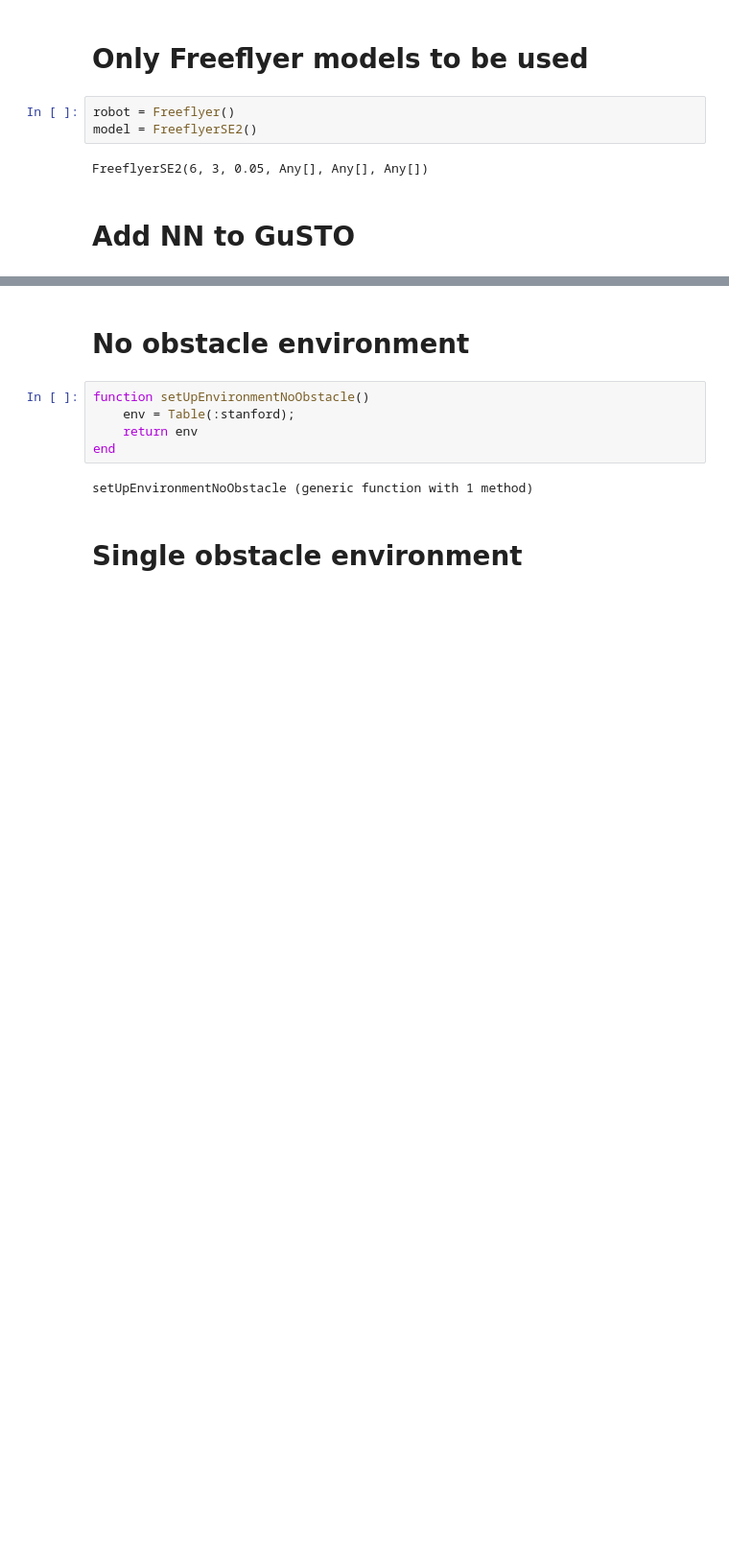
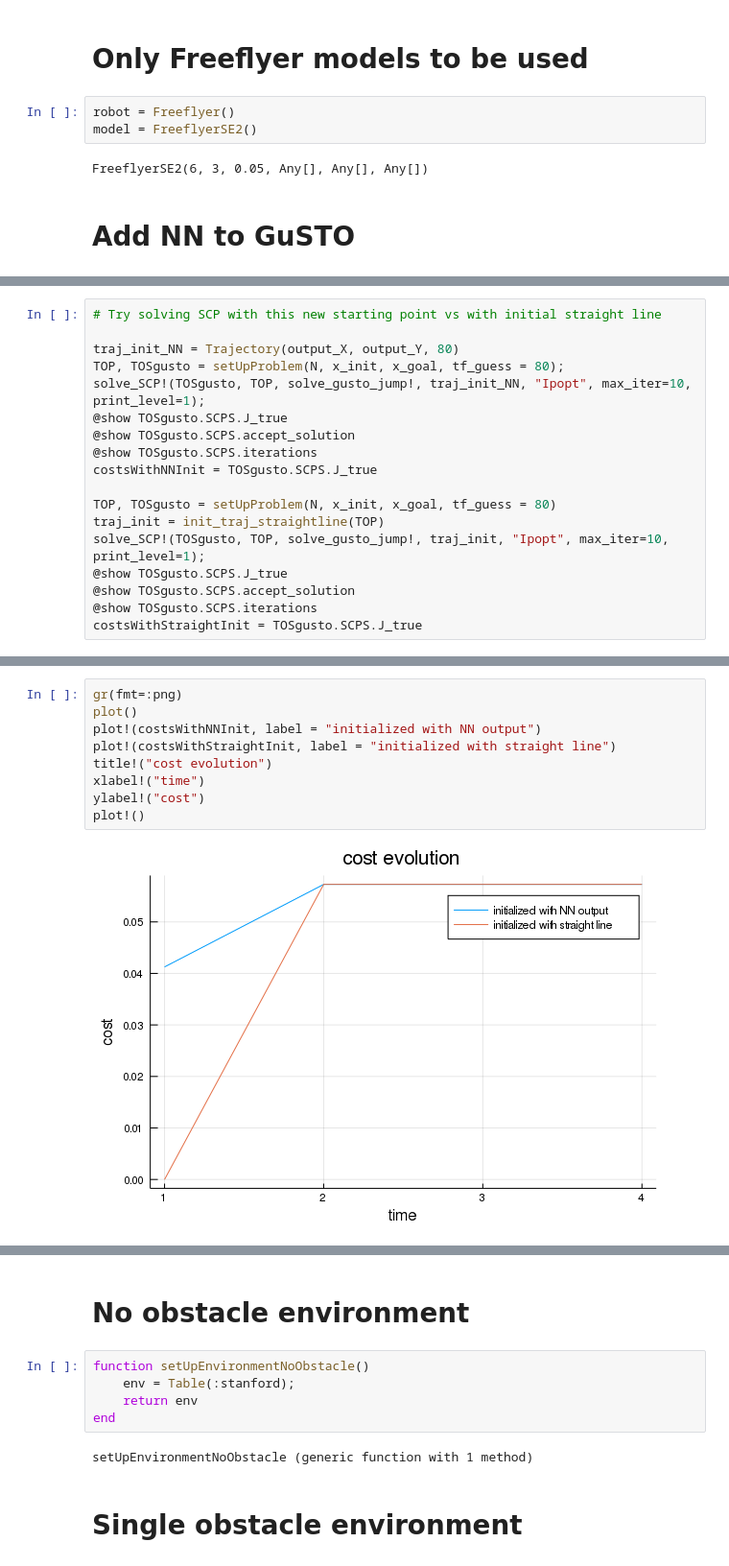
Before and after one commit to somritabanerjee/GuSTO.jl, a Jupyter notebook: examples/freeflyerSE2-Copy1.ipynb, the cells around one changed output, grey strips where cells are left out. Shown at 96% size. Drawn from its saved outputs; the diff is of its cells as text; blank space fills up the shorter version.

```diff
--- a/examples/freeflyerSE2-Copy1.ipynb
+++ b/examples/freeflyerSE2-Copy1.ipynb
@@ -135,0 +80,18 @@ plotXYTrajectories(traj_X_vec)
+# %%
+# Try solving SCP with this new starting point vs with initial straight line
+
+traj_init_NN = Trajectory(output_X, output_Y, 80)
+TOP, TOSgusto = setUpProblem(N, x_init, x_goal, tf_guess = 80);
+solve_SCP!(TOSgusto, TOP, solve_gusto_jump!, traj_init_NN, "Ipopt", max_iter=10, print_level=1);
+@show TOSgusto.SCPS.J_true
+@show TOSgusto.SCPS.accept_solution
+@show TOSgusto.SCPS.iterations
+costsWithNNInit = TOSgusto.SCPS.J_true
+
+TOP, TOSgusto = setUpProblem(N, x_init, x_goal, tf_guess = 80)
+traj_init = init_traj_straightline(TOP)
+solve_SCP!(TOSgusto, TOP, solve_gusto_jump!, traj_init, "Ipopt", max_iter=10, print_level=1);
+@show TOSgusto.SCPS.J_true
+@show TOSgusto.SCPS.accept_solution
+@show TOSgusto.SCPS.iterations
+costsWithStraightInit = TOSgusto.SCPS.J_true
@@ -135,0 +110,11 @@ plotXYTrajectories(traj_X_vec)
+# %%
+gr(fmt=:png)
+plot()
+plot!(costsWithNNInit, label = "initialized with NN output")
+plot!(costsWithStraightInit, label = "initialized with straight line")
+title!("cost evolution")
+xlabel!("time")
+ylabel!("cost")
+plot!()
+# %% [output]
+[figure, added]
```
Also changed, not shown: parts of 19 cells of this notebook.
